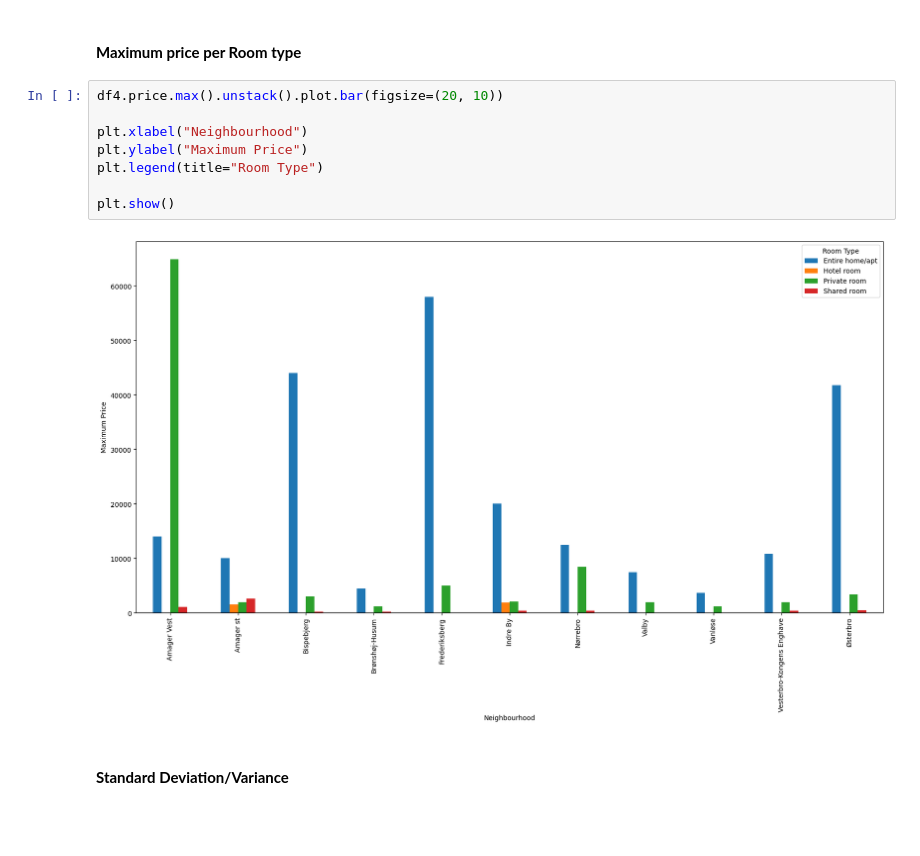
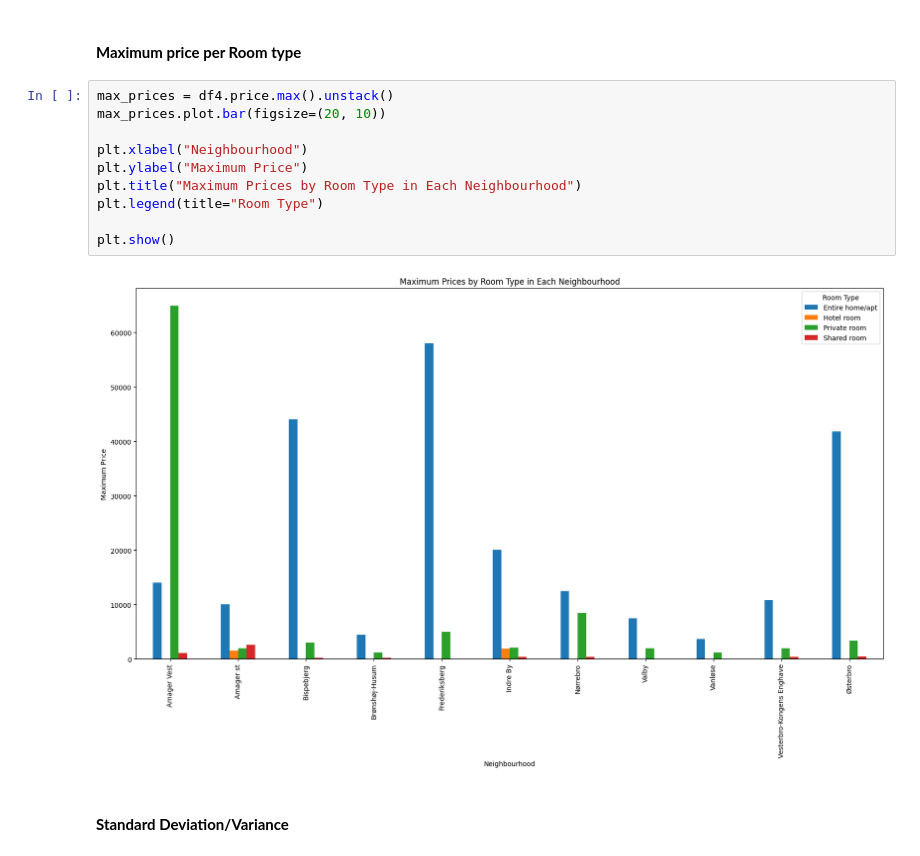
Before and after one commit to mitmarcus/VIA-MAL1, a Jupyter notebook: Ass1_CopenhagenAirBnB/1. Copenhagen AirBnB.ipynb, the cells around one changed output. Saved outputs shown, nothing was run; the diff lists cells and outputs as text; blank space fills up the shorter version.

```diff
--- a/Ass1_CopenhagenAirBnB/1. Copenhagen AirBnB.ipynb
+++ b/Ass1_CopenhagenAirBnB/1. Copenhagen AirBnB.ipynb
@@ -307,15 +329,17 @@ plt.show()
 # %% [markdown]
 #### **Maximum price per Room type**
 # %%
-df4.price.max().unstack().plot.bar(figsize=(20, 10))
+max_prices = df4.price.max().unstack()
+max_prices.plot.bar(figsize=(20, 10))
 
 plt.xlabel("Neighbourhood")
 plt.ylabel("Maximum Price")
+plt.title("Maximum Prices by Room Type in Each Neighbourhood")
 plt.legend(title="Room Type")
 
 plt.show()
 # %% [output]
-[figure, old version]
+[figure, new version]
 # %% [markdown]
 #### **Standard Deviation/Variance**
 # %%
```
Also changed, not shown: parts of 13 cells of this notebook.
